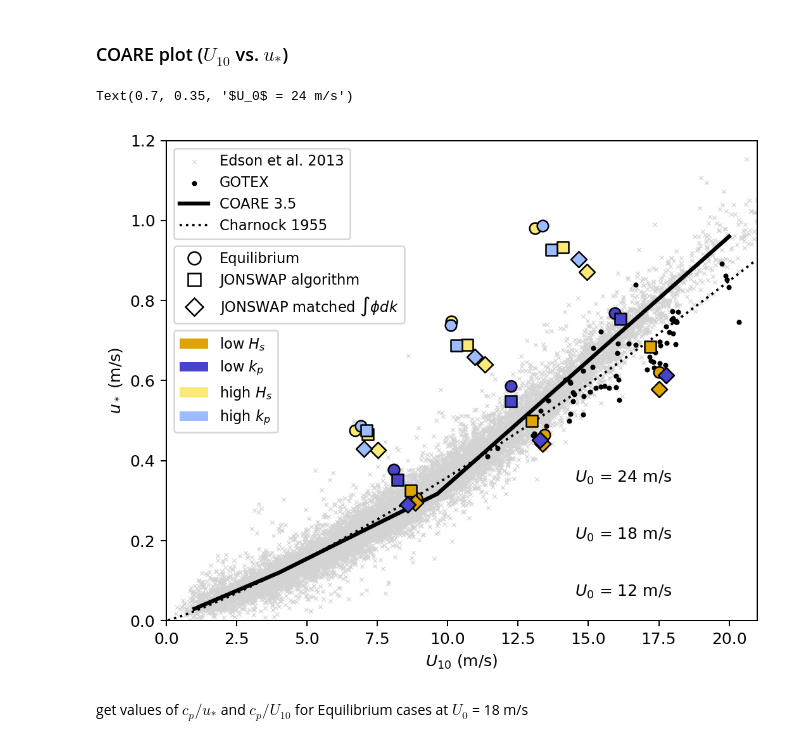
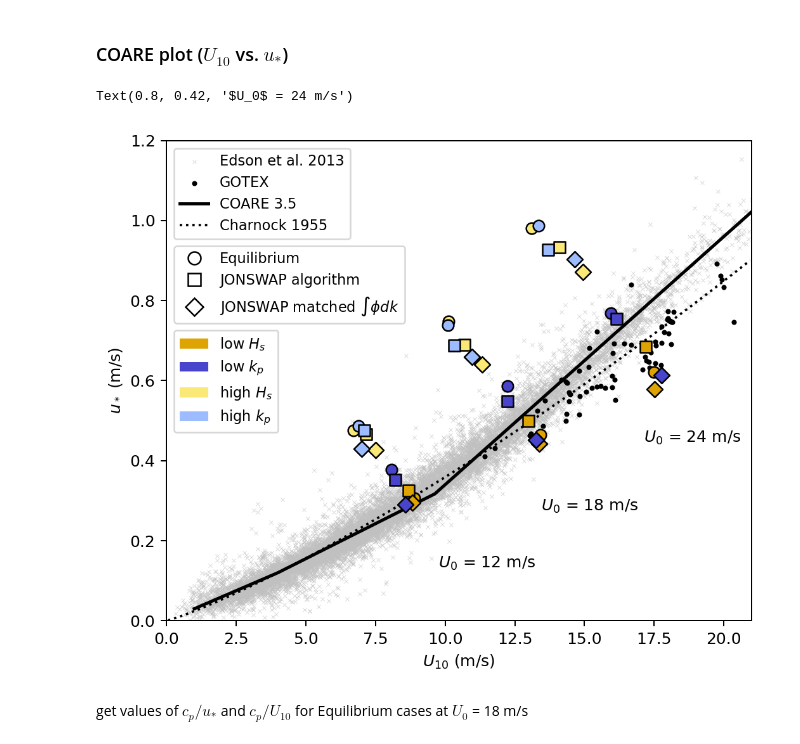
Before and after one commit to hhwilliams/ocean-wave-spectrum-parameterizations, a Jupyter notebook: les_mabl_comp.ipynb, the cells around one changed output. Saved outputs shown, nothing was run; the diff lists cells and outputs as text; code cells hidden in the pictures.

```diff
--- a/les_mabl_comp.ipynb
+++ b/les_mabl_comp.ipynb
@@ -461,14 +31,0 @@ U(150) for Sp B JONSWAP matched: 16.23
-# %%
-rcParams.update({'font.size': 9})
-z_us = [2,100]
-
-fig, ax = coare_plot_starter(figsize=(6,5))
-
-hs04_ustars = [stat.flux_ustar(z_us) for stat in statlist.values()]
-hs04_u10s = [stat.Uz(10) for stat in statlist.values()]
-
-for i in range(len(statlist)):
-    ax.scatter(hs04_u10s[i], hs04_ustars[i], c=colors[i], marker='s',
-               label=ids[i], zorder=3)
-
-ax.legend()
@@ -526,16 +68,17 @@ statlist = make_statlist(caseids, ids, case_info)
 rcParams.update({'font.size': 10})
 z_us = [0,100]
 
-fig, ax = coare_plot_starter(figsize=(6,5))
+fig, ax = coare_plot_starter(figsize=(6,5), colormode='light')
 
 ustars = [stat.flux_ustar(z_us) for stat in statlist.values()]
-# ustars = [stat.ustar for stat in statlist.values()]
+# ustars = [stat.ustar for stat in statlist.values()] # * for u* computed by NGA
 u10s = [stat.Uz(10) for stat in statlist.values()]
 
-# colors = ['#8884FF', '#985F6F', 'dodgerblue', 'crimson']
-# colors = ['#294D4A', '#776472', '#A799B7', '#AEC3B0']
+# * to extract u* data
+# print('USTARS:')
+# print('\n'.join([id+', {:.3f}'.format(us) for id, us in zip(ids, ustars)]))
+
 colors = ['#DEA404', '#4844CB', '#FAE877', '#9CBCFF']
-# markers = ['s', '^', 'v']
 markers = ['o', 's', 'D']
 
 colors = colors + colors + colors
@@ -545,66 +88,45 @@ for i in range(len(statlist)):
                zorder=3, edgecolor='black', s=50)
 
 
 plot_charnock(ax, color='k', ls=':', label='Charnock 1955')
 
 # * build legend
-# shape_labels = ['Equilibrium', 'JONSWAP \nfrom algorithm', 'JONSWAP \nmatched energy']
 shape_labels = ['Equilibrium', 'JONSWAP algorithm', r'JONSWAP matched $\int\phi dk$']
 shape_handles = [
     Line2D([0], [0], marker=m, color='k', markerfacecolor='white',
            linestyle='None', markersize=8)
     for m in markers ]
-# color_labels = ['Spectrum A', 'Spectrum B']
-# color_labels = ['HS04', 'kp04', 'HS20', 'kp16']
-# color_labels = [r'$H_S = 0.4$m, $k_p = 0.0785$m$^{-1}$',
-#                 r'$H_S = 1.2$m, $k_p = 0.0393$m$^{-1}$',
-#                 r'$H_S = 2.0$m, $k_p = 0.0785$m$^{-1}$',
-#                 r'$H_S = 1.2$m, $k_p = 0.157$m$^{-1}$']
-color_labels = [r'low $H_s$',# ($H_sk_p$=0.031)',
-                r'low $k_p$',# ($H_sk_p$=0.047)',
-                r'high $H_s$',# ($H_sk_p$=0.157)',
-                r'high $k_p$',# ($H_sk_p$=0.188)']
-]
-color_handles = [
-    Patch(facecolor=c, edgecolor='none')
-    for c in colors ]
+color_labels = [r'low $H_s$',
+                r'low $k_p$',
+                r'high $H_s$',
+                r'high $k_p$',
+                ]
+color_handles = [Patch(facecolor=c, edgecolor='none')
+                 for c in colors ]
 
 handles, labels = ax.get_legend_handles_labels()
-# handles += shape_handles
-# labels += shape_labels
-# handles += color_handles
-# labels += color_labels
-# ax.legend(handles, labels, fontsize=9)
-
 
 leg1 = ax.legend(handles, labels, fontsize=9,
                  loc="upper left",
                  bbox_to_anchor=(0.001, 0.999))
 leg2 = ax.legend(shape_handles, shape_labels, fontsize=9,
                  loc="upper left",
                  bbox_to_anchor=(0.001, 0.795))
 leg3 = ax.legend(color_handles, color_labels, fontsize=9,
                  loc="upper left",
                  bbox_to_anchor=(0.001, 0.62))
 
 ax.add_artist(leg1)
 ax.add_artist(leg2)
 
-ax.annotate(r'$U_0$ = 12 m/s', (0.7, 0.15), xycoords='figure fraction')
-ax.annotate(r'$U_0$ = 18 m/s', (0.7, 0.25), xycoords='figure fraction')
-ax.annotate(r'$U_0$ = 24 m/s', (0.7, 0.35), xycoords='figure fraction')
-
-
-# ax.set_ylim((0.2,1.2))
-# ax.set_xlim((5,21))
-
-# ax.set_ylim((0.6, 0.9))
-# ax.set_xlim((9,11))
+ax.annotate(r'$U_0$ = 12 m/s', (0.5, 0.2), xycoords='figure fraction')
+ax.annotate(r'$U_0$ = 18 m/s', (0.65, 0.3), xycoords='figure fraction')
+ax.annotate(r'$U_0$ = 24 m/s', (0.8, 0.42), xycoords='figure fraction')
 
 # fig.savefig('figures/les_comparison.pdf')
 # %% [output]
-Text(0.7, 0.35, '$U_0$ = 24 m/s')
+Text(0.8, 0.42, '$U_0$ = 24 m/s')
-[figure, old version]
+[figure, new version]
 # %% [markdown]
 get values of $c_p/u_\ast$ and $c_p/U_{10}$ for Equilibrium cases at $U_0$ = 18 m/s
 # %%
```
Also changed, not shown: parts of 44 cells of this notebook, 6 other files.
